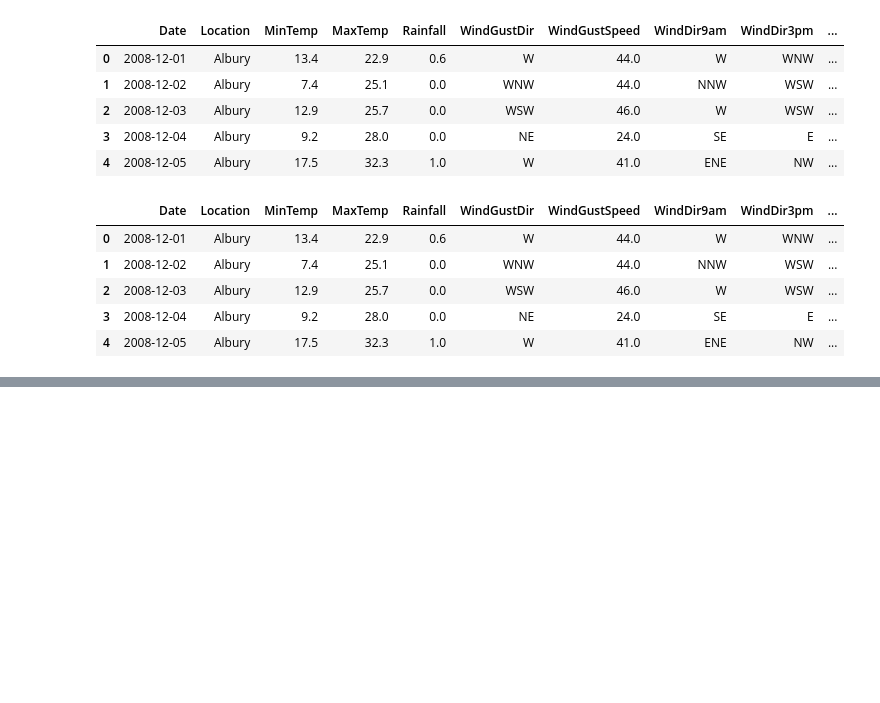
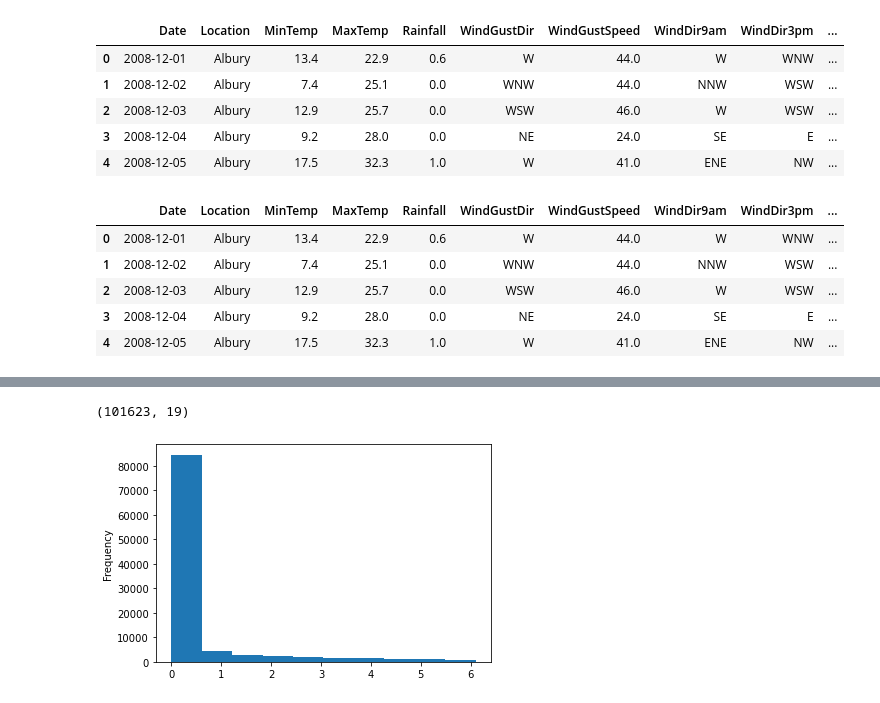
Before and after one commit to maheshi98/IT19212982_IT19174990_IT19145280, a Jupyter notebook: LogisticReg.ipynb, the cells around one changed output, grey strips where cells are left out. Cells and saved outputs as stored; diff of their text form; code cells hidden in the pictures; blank space fills up the shorter version.

```diff
--- a/LogisticReg.ipynb
+++ b/LogisticReg.ipynb
@@ -270,10 +286,13 @@ for column in df:
 # %%
 #address outliers in 'Rainfall'
 #use quantile(0.9) to limit the dataset
-maximum = df['Rainfall'].quantile(0.9)
-df=df[df["Rainfall"]<maximum]
-df["Rainfall"].plot(kind='hist')
-df.shape
+maxData = weatherData['Rainfall'].quantile(0.9)
+weatherData = weatherData[weatherData["Rainfall"] < maxData]
+weatherData["Rainfall"].plot(kind='hist')
+weatherData.shape
+# %% [output]
+(101623, 19)
+[figure, added]
 # %%
 #Feature Transformation
 #Transform 'Date' variable to 'Month'
```
Also changed, not shown: parts of 7 cells of this notebook.
